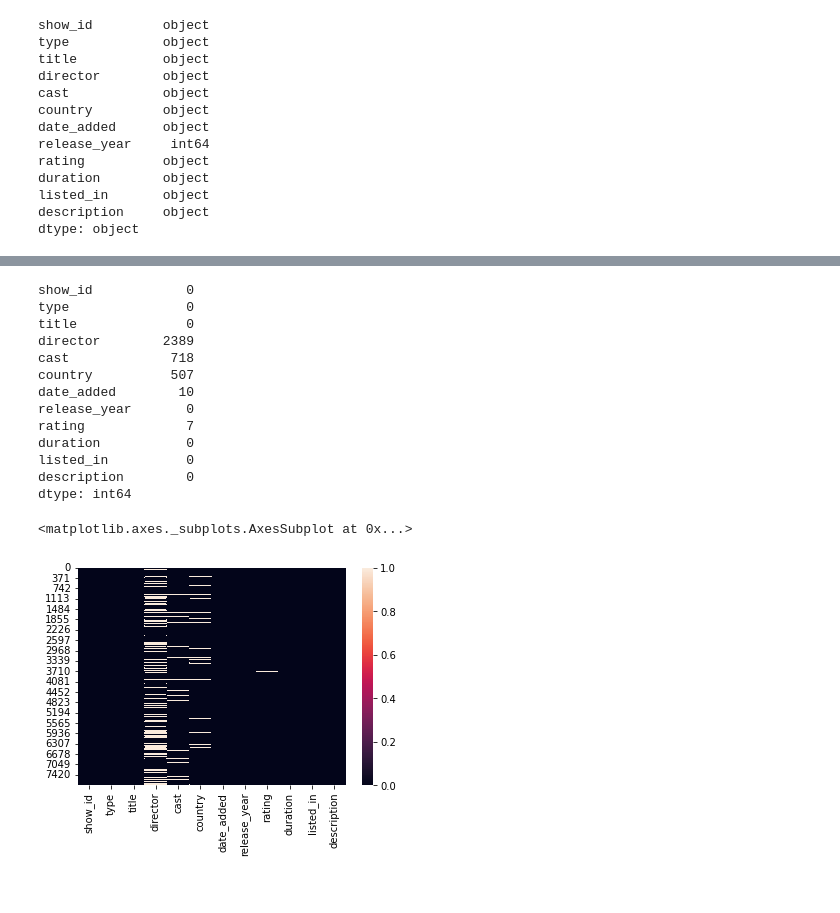
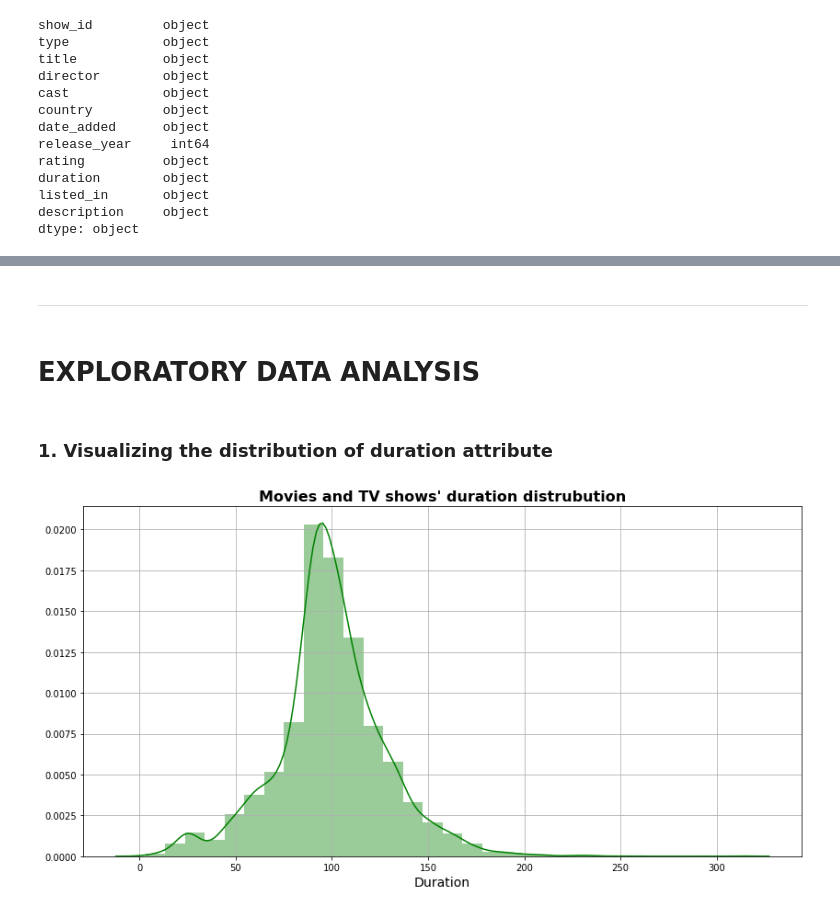
Before and after one commit to kajalDhun114/NetFlix-Movies-and-TV-Shows-Clustering, a Jupyter notebook: Github_Netflix_Movies_and_TV_Shows_Clustering.ipynb, the cells around one changed output, grey strips where cells are left out. Cells and saved outputs as stored; diff of their text form; code cells hidden in the pictures.

```diff
--- a/Github_Netflix_Movies_and_TV_Shows_Clustering.ipynb
+++ b/Github_Netflix_Movies_and_TV_Shows_Clustering.ipynb
@@ -180,0 +444,4 @@ data_df['date_added']=pd.to_datetime(data_df['date_added'])
+# %%
+# Movies content data
+movie_df = data_df[data_df['type']=='Movie'].copy()
+movie_df.head()
@@ -180,0 +466,15 @@ data_df['date_added']=pd.to_datetime(data_df['date_added'])
+# %%
+# doing some preprocessing
+movie_df.duration = movie_df.duration.str.replace('min','').astype(int) # replacing the word min with space and changing those values into integer data type
+tv_show_df.rename(columns={'duration':'seasons'}, inplace=True) # renaming duration to seasons
+tv_show_df.replace({'seasons':{'1 Season':'1 Seasons'}}, inplace=True)
+tv_show_df.seasons = tv_show_df.seasons.str.replace(' Seasons','').astype(int) # replacing seasons with space and changing those values into integer data type.
+# %%
+# extracting the year and adding year values in the created column
+data_df['year_added'] = pd.DatetimeIndex(data_df['date_added']).year
+movie_df['year_added'] = pd.DatetimeIndex(movie_df['date_added']).year
+tv_show_df['year_added'] = pd.DatetimeIndex(tv_show_df['date_added']).year
+# %%
+# extracting the month and adding month values in the created column
+tv_show_df['month_added'] = tv_show_df['date_added'].dt.month
+movie_df['month_added'] = movie_df['date_added'].dt.month
@@ -239,23 +499,18 @@ Dataset Shape: (7787, 12)
-# %%
-# sum of null values
-data_df.isnull().sum()
-# %% [output]
-show_id            0
-type               0
-title              0
-director        2389
-cast             718
-country          507
-date_added        10
-release_year       0
-rating             7
-duration           0
-listed_in          0
-description        0
-dtype: int64
-# %%
-#  visualizing the null values with the help of heatmap
-sns.heatmap(data_df.isnull())
-# %% [output]
-<matplotlib.axes._subplots.AxesSubplot at 0x...>
-[figure, removed]
+# %% [markdown]
+
+
+---
+# %% [markdown]
+# **EXPLORATORY DATA ANALYSIS**
+# %% [markdown]
+### 1. **Visualizing the distribution of duration attribute**
+# %%
+# duration distribution
+plt.figure(figsize=(14, 7))
+sns.distplot(movie_df['duration'], bins=30,color='Green').set(ylabel=None)
+plt.title("Movies and TV shows' duration distrubution", fontsize=16,fontweight="bold")
+plt.xlabel('Duration', fontsize=14)
+plt.grid()
+plt.show()
+# %% [output]
+[figure, added]
```
Also changed, not shown: parts of 45 cells of this notebook.
